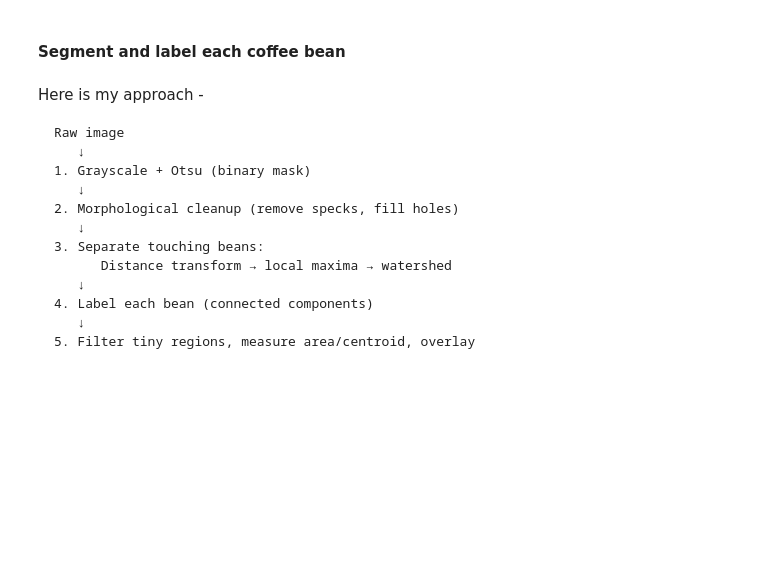
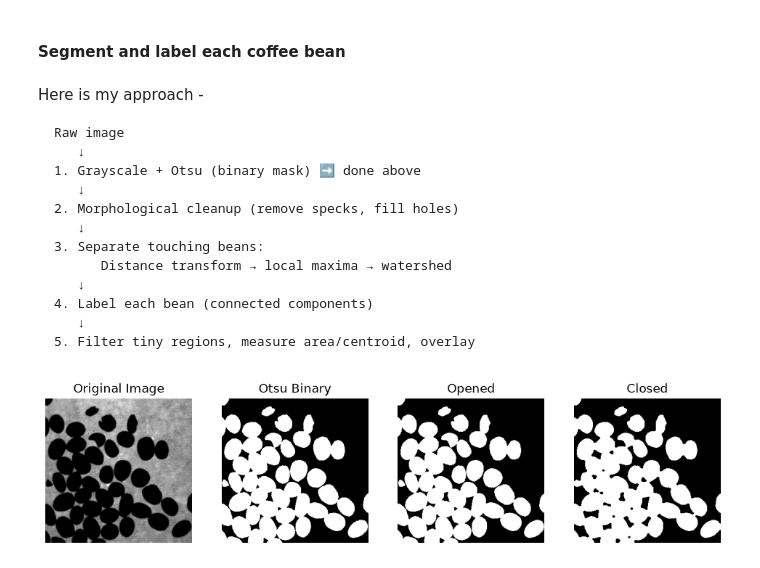
Before and after one commit to bdsh-14/unr-ee681-image-analysis, a Jupyter notebook: HW3/assignment3.ipynb, the cells around one changed output. Drawn from its saved outputs; the diff is of its cells as text; code cells hidden in the pictures; blank space fills up the shorter version.

````diff
--- a/HW3/assignment3.ipynb
+++ b/HW3/assignment3.ipynb
@@ -2,6 +2,16 @@
 import cv2
 import numpy as np
 import matplotlib.pyplot as plt
+# %%
+# Helper function to display images
+def display_images(images, titles, cmap='gray'):
+    plt.figure(figsize=(12, 4))
+    for i, (img, title) in enumerate(zip(images, titles)):
+        plt.subplot(1, len(images), i + 1)
+        plt.imshow(img, cmap=cmap)
+        plt.title(title)
+        plt.axis('off')
+    plt.show()
 # %% [markdown]
 ### Read `CoffeeBeans.tif` and threshold it
 # %%
@@ -66,7 +82,7 @@ Here is my approach -
 ```text
 Raw image
    ↓
-1. Grayscale + Otsu (binary mask)
+1. Grayscale + Otsu (binary mask) ➡ done above
    ↓
 2. Morphological cleanup (remove specks, fill holes)
    ↓
@@ -77,3 +93,13 @@ Raw image
    ↓
 5. Filter tiny regions, measure area/centroid, overlay
 ```
+# %%
+kernel = cv2.getStructuringElement(cv2.MORPH_ELLIPSE, (5,5))
+
+opened = cv2.morphologyEx(binary, cv2.MORPH_OPEN, kernel)
+closed = cv2.morphologyEx(opened, cv2.MORPH_CLOSE, kernel)
+
+display_images([img_8bit, binary, opened, closed],
+               ["Original Image", "Otsu Binary", "Opened", "Closed"])
+# %% [output]
+[figure, added]
````
Also changed, not shown: parts of 2 cells of this notebook.
